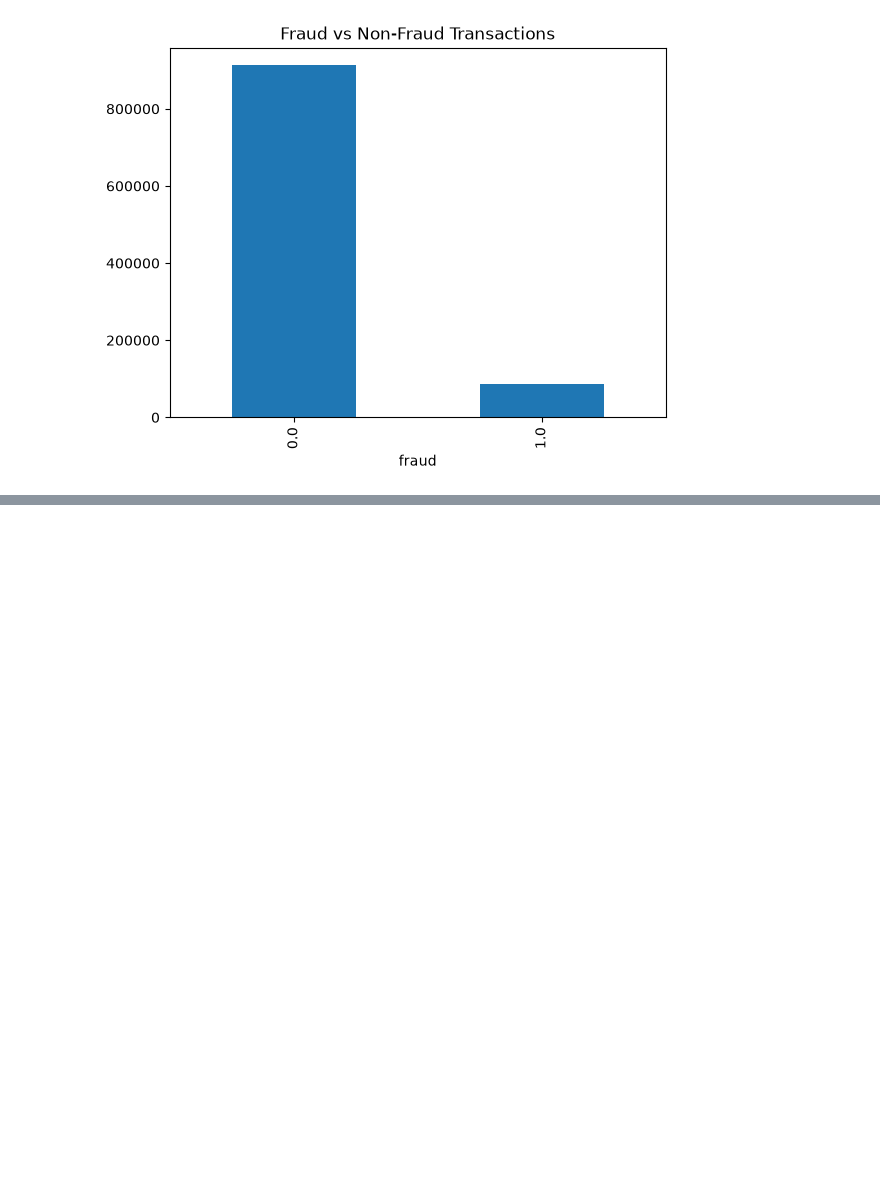
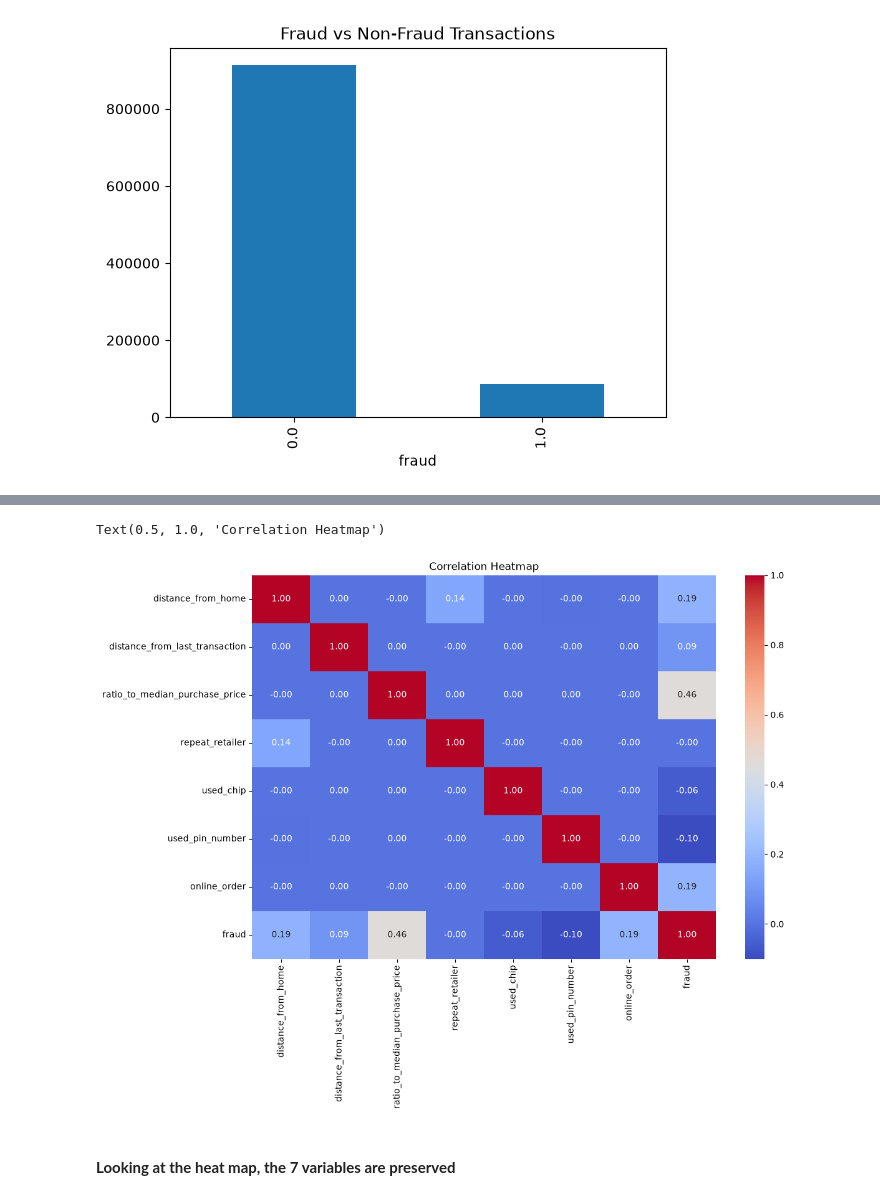
Before and after one commit to mijjinPy/Fraud_classifier, a Jupyter notebook: notebooks/01_Exploring.ipynb, the cells around one changed output, grey strips where cells are left out. Drawn from its saved outputs; the diff is of its cells as text; code cells hidden in the pictures; blank space fills up the shorter version.

```diff
--- a/notebooks/01_Exploring.ipynb
+++ b/notebooks/01_Exploring.ipynb
@@ -91,0 +150,10 @@ df["fraud"].value_counts().plot(kind="bar", title="Fraud vs Non-Fraud Transactio
+# %%
+## HEATMAP
+plt.figure(figsize=(12, 8))
+sns.heatmap(df.corr(), annot=True, cmap='coolwarm', fmt=".2f")
+plt.title("Correlation Heatmap")
+# %% [output]
+Text(0.5, 1.0, 'Correlation Heatmap')
+[figure, added]
+# %% [markdown]
+#### **Looking at the heat map, the 7 variables are preserved**
```
Also changed, not shown: parts of 8 cells of this notebook.
